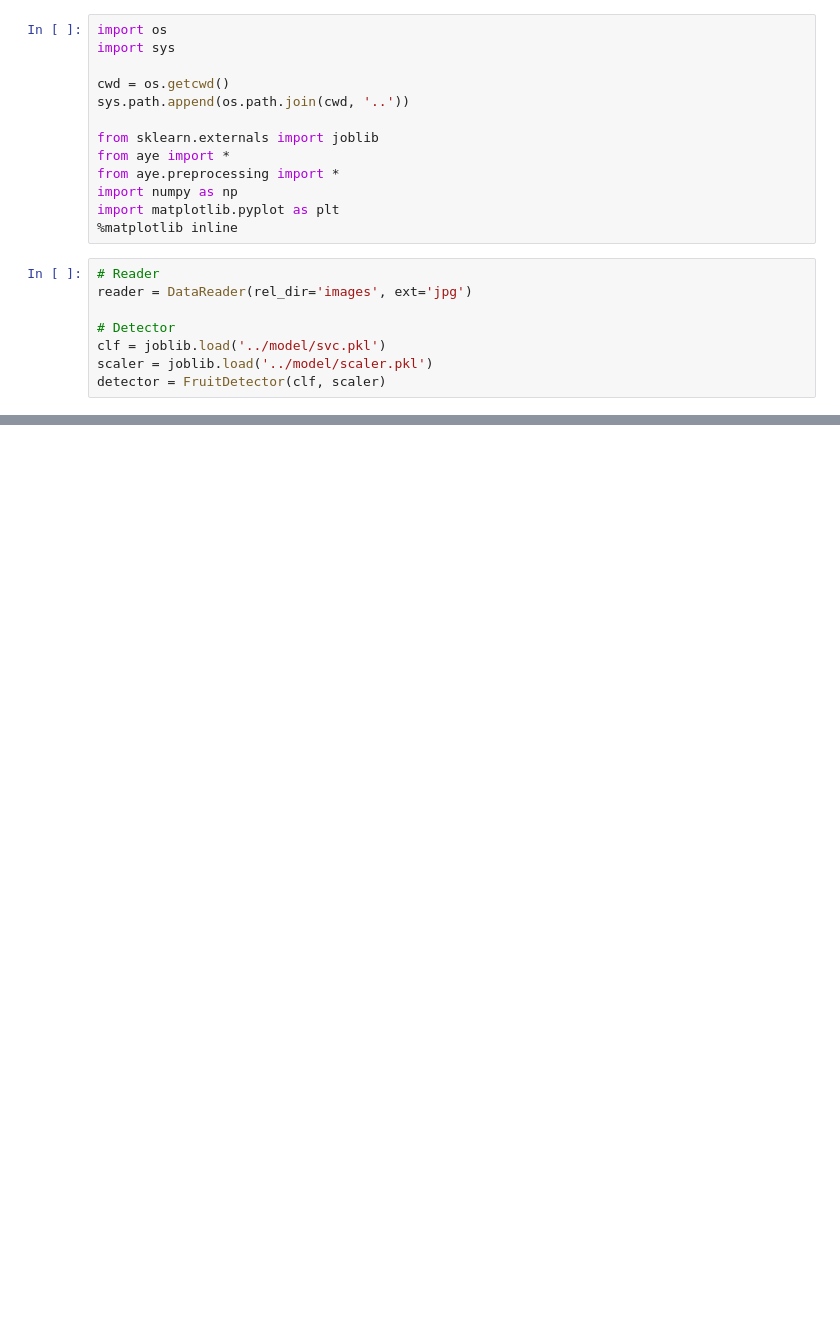
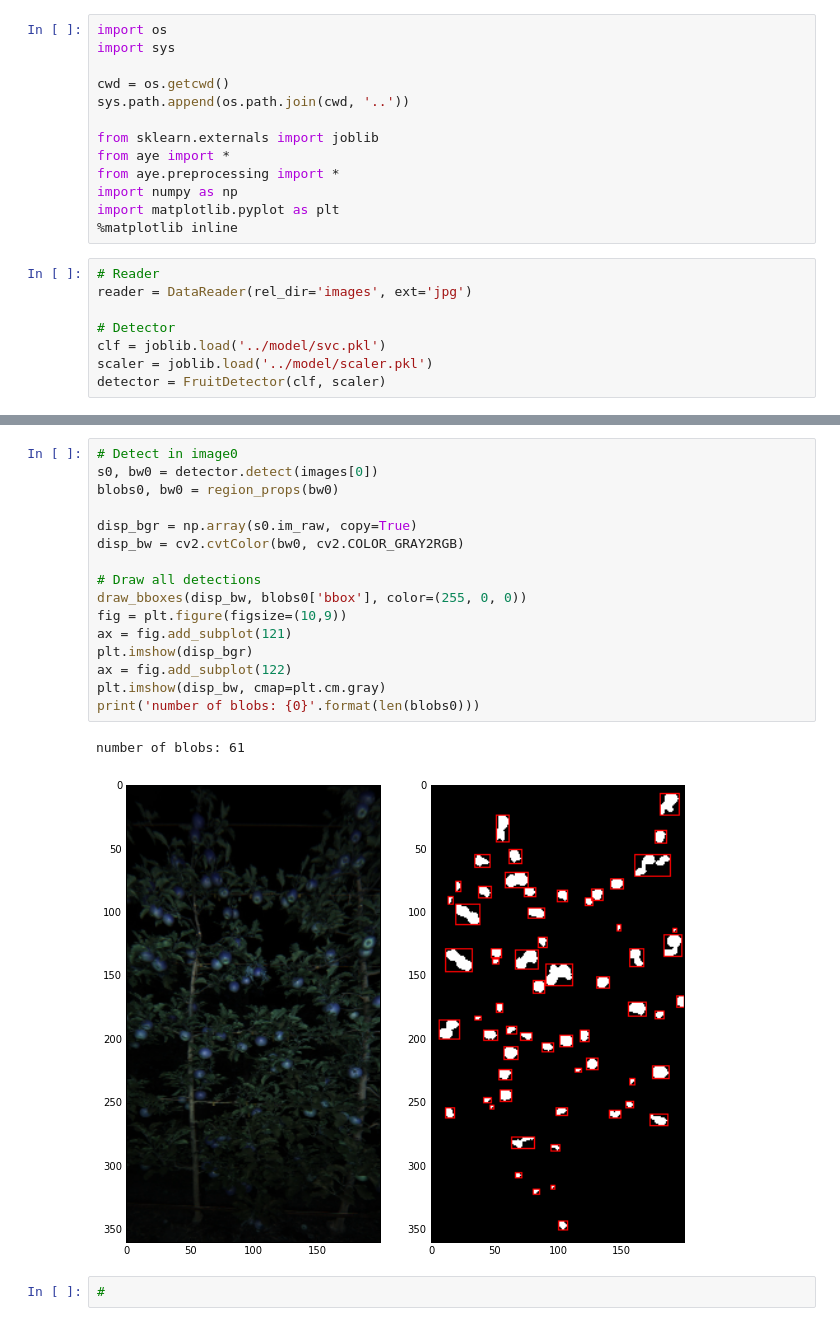
Before and after one commit to versatran01/Galt, a Jupyter notebook: detection/notebook/tracking.ipynb, the cells around one changed output, grey strips where cells are left out. Saved outputs shown, nothing was run; the diff lists cells and outputs as text; blank space fills up the shorter version.

```diff
--- a/detection/notebook/tracking.ipynb
+++ b/detection/notebook/tracking.ipynb
@@ -37,0 +42,21 @@ for i, image in enumerate(images):
+# %%
+# Detect in image0
+s0, bw0 = detector.detect(images[0])
+blobs0, bw0 = region_props(bw0)
+
+disp_bgr = np.array(s0.im_raw, copy=True)
+disp_bw = cv2.cvtColor(bw0, cv2.COLOR_GRAY2RGB)
+
+# Draw all detections
+draw_bboxes(disp_bw, blobs0['bbox'], color=(255, 0, 0))
+fig = plt.figure(figsize=(10,9))
+ax = fig.add_subplot(121)
+plt.imshow(disp_bgr)
+ax = fig.add_subplot(122)
+plt.imshow(disp_bw, cmap=plt.cm.gray)
+print('number of blobs: {0}'.format(len(blobs0)))
+# %% [output]
+number of blobs: 61
+[figure, added]
+# %%
+#
```
Also changed, not shown: parts of 1 cell of this notebook, 5 other files.
